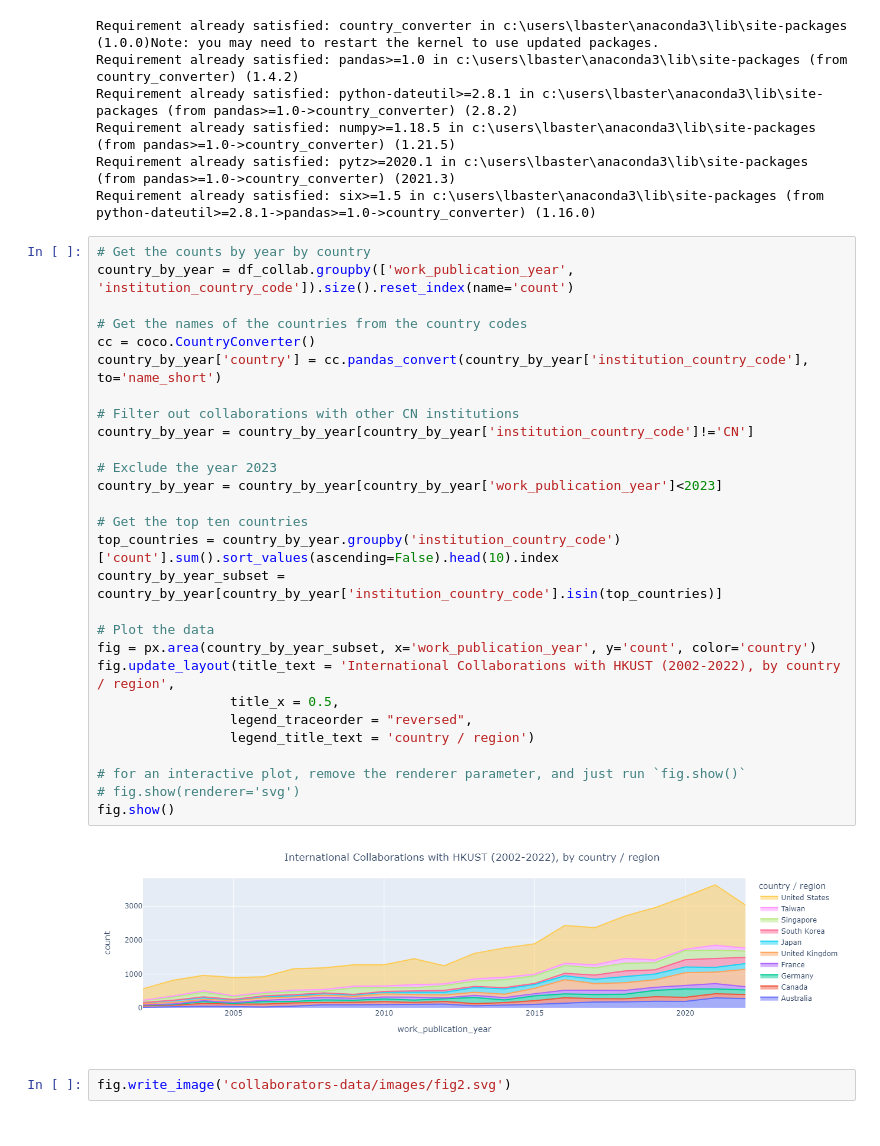
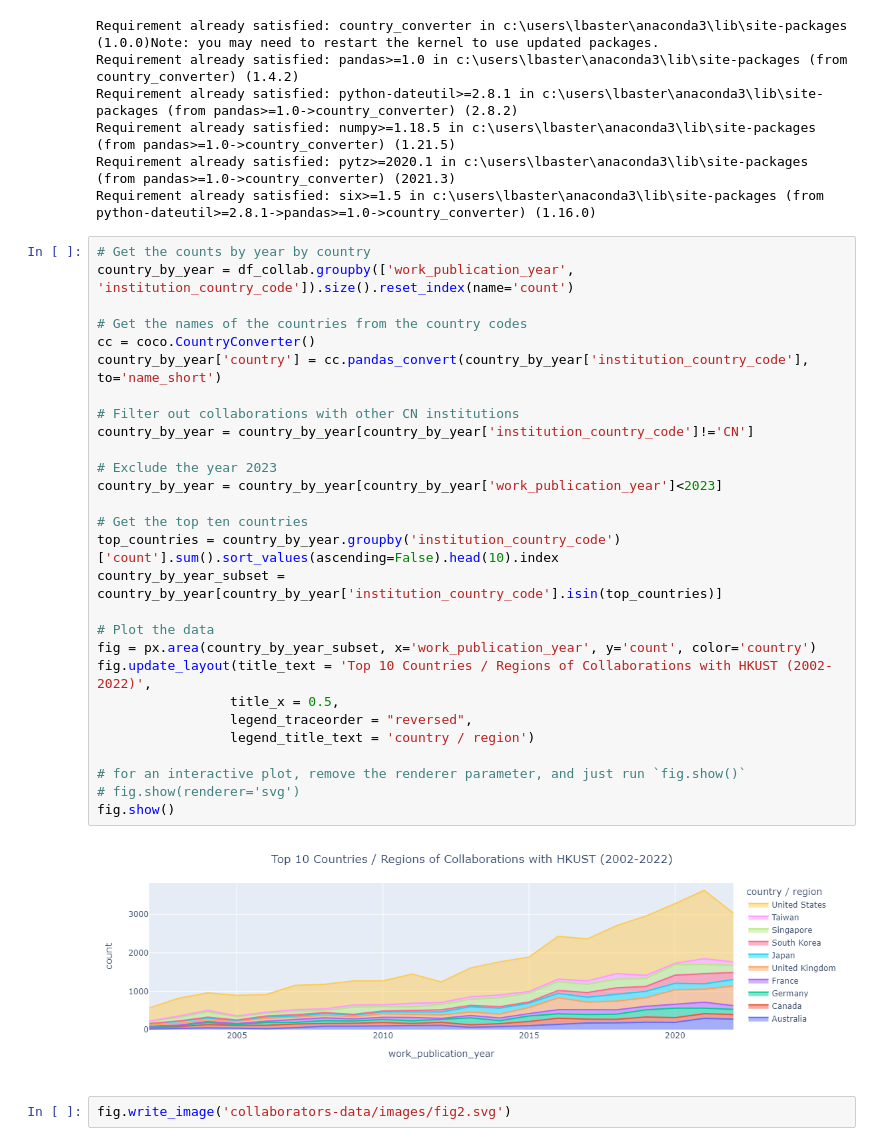
Before and after one commit to asterzhao/openalex-hkust-collaborations, a Jupyter notebook: hkust-collaborators.ipynb, the cells around one changed output. Drawn from its saved outputs; the diff is of its cells as text.

Commit message:
Updated fig2 title

```diff
--- a/hkust-collaborators.ipynb
+++ b/hkust-collaborators.ipynb
@@ -363,33 +363,33 @@ Requirement already satisfied: six>=1.5 in c:\users\lbaster\anaconda3\lib\site-p
 # %%
 # Get the counts by year by country
 country_by_year = df_collab.groupby(['work_publication_year', 'institution_country_code']).size().reset_index(name='count')
 
 # Get the names of the countries from the country codes
 cc = coco.CountryConverter()
 country_by_year['country'] = cc.pandas_convert(country_by_year['institution_country_code'], to='name_short')
 
 # Filter out collaborations with other CN institutions
 country_by_year = country_by_year[country_by_year['institution_country_code']!='CN']
 
 # Exclude the year 2023
 country_by_year = country_by_year[country_by_year['work_publication_year']<2023]
 
 # Get the top ten countries
 top_countries = country_by_year.groupby('institution_country_code')['count'].sum().sort_values(ascending=False).head(10).index
 country_by_year_subset = country_by_year[country_by_year['institution_country_code'].isin(top_countries)]
 
 # Plot the data
 fig = px.area(country_by_year_subset, x='work_publication_year', y='count', color='country')
-fig.update_layout(title_text = 'International Collaborations with HKUST (2002-2022), by country / region',
+fig.update_layout(title_text = 'Top 10 Countries / Regions of Collaborations with HKUST (2002-2022)',
                  title_x = 0.5,
                  legend_traceorder = "reversed",
                  legend_title_text = 'country / region')
 
 # for an interactive plot, remove the renderer parameter, and just run `fig.show()`
 # fig.show(renderer='svg')
 fig.show()
 # %% [output]
-[figure, old version]
+[figure, new version]
 # %%
 fig.write_image('collaborators-data/images/fig2.svg')
 # %% [markdown]
```
